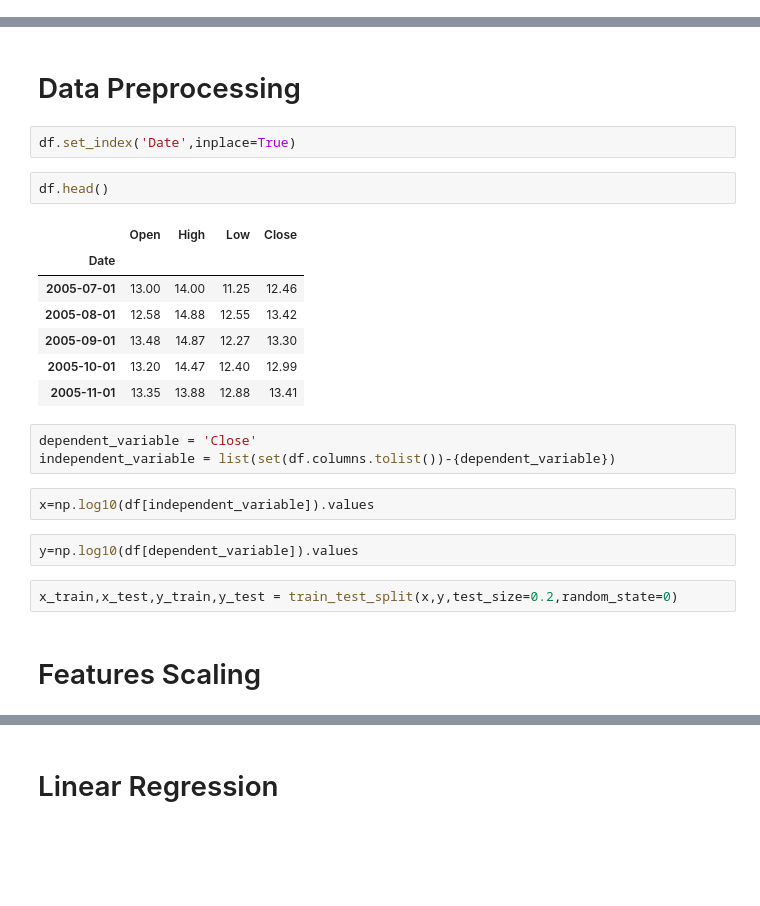
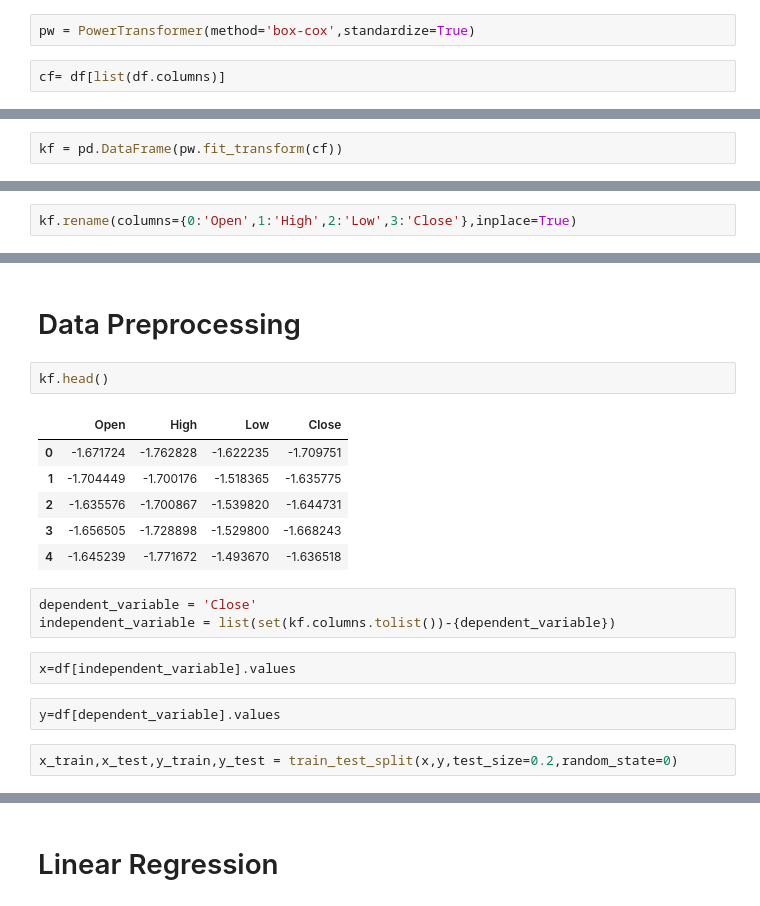
Before and after one commit to Datawithabhishek/Yes-Bank-Stock-Closing-Price-Prediction, a Jupyter notebook: Yes_bank_stock_closing_price_prediction.ipynb, the cells around one changed output, grey strips where cells are left out. Cells and saved outputs as stored; diff of their text form; blank space fills up the shorter version.

```diff
--- a/Yes_bank_stock_closing_price_prediction.ipynb
+++ b/Yes_bank_stock_closing_price_prediction.ipynb
@@ -288,3 +199,7 @@ cor = sns.heatmap(df.corr(),annot=True)
 Every feature is extremely corelated with each other, so taking just one feature or average of these features would suffice for our regression model as linear regression assumes there is no multi colinearity in the features.
 # %% [markdown]
 we will try to reducing multicollinearity using transformation of variables
+# %%
+pw = PowerTransformer(method='box-cox',standardize=True)
+# %%
+cf= df[list(df.columns)]
@@ -290,0 +222,2 @@ we will try to reducing multicollinearity using transformation of variables
+# %%
+kf = pd.DataFrame(pw.fit_transform(cf))
@@ -290,0 +233,2 @@ we will try to reducing multicollinearity using transformation of variables
+# %%
+kf.rename(columns={0:'Open',1:'High',2:'Low',3:'Close'},inplace=True)
@@ -291,25 +253,20 @@ we will try to reducing multicollinearity using transformation of variables
 # %% [markdown]
 # Data Preprocessing
-# %%
-df.set_index('Date',inplace=True)
 # %%
-df.head()
+kf.head()
 # %% [output]
 |  | Open | High | Low | Close |
-| Date |  |  |  |  |
-| 2005-07-01 | 13.00 | 14.00 | 11.25 | 12.46 |
-| 2005-08-01 | 12.58 | 14.88 | 12.55 | 13.42 |
-| 2005-09-01 | 13.48 | 14.87 | 12.27 | 13.30 |
-| 2005-10-01 | 13.20 | 14.47 | 12.40 | 12.99 |
-| 2005-11-01 | 13.35 | 13.88 | 12.88 | 13.41 |
+| 0 | -1.671724 | -1.762828 | -1.622235 | -1.709751 |
+| 1 | -1.704449 | -1.700176 | -1.518365 | -1.635775 |
+| 2 | -1.635576 | -1.700867 | -1.539820 | -1.644731 |
+| 3 | -1.656505 | -1.728898 | -1.529800 | -1.668243 |
+| 4 | -1.645239 | -1.771672 | -1.493670 | -1.636518 |
 # %%
 dependent_variable = 'Close'
-independent_variable = list(set(df.columns.tolist())-{dependent_variable})
+independent_variable = list(set(kf.columns.tolist())-{dependent_variable})
 # %%
-x=np.log10(df[independent_variable]).values
+x=df[independent_variable].values
 # %%
-y=np.log10(df[dependent_variable]).values
+y=df[dependent_variable].values
 # %%
 x_train,x_test,y_train,y_test = train_test_split(x,y,test_size=0.2,random_state=0)
-# %% [markdown]
-# Features Scaling
```
Also changed, not shown: parts of 123 cells of this notebook.
